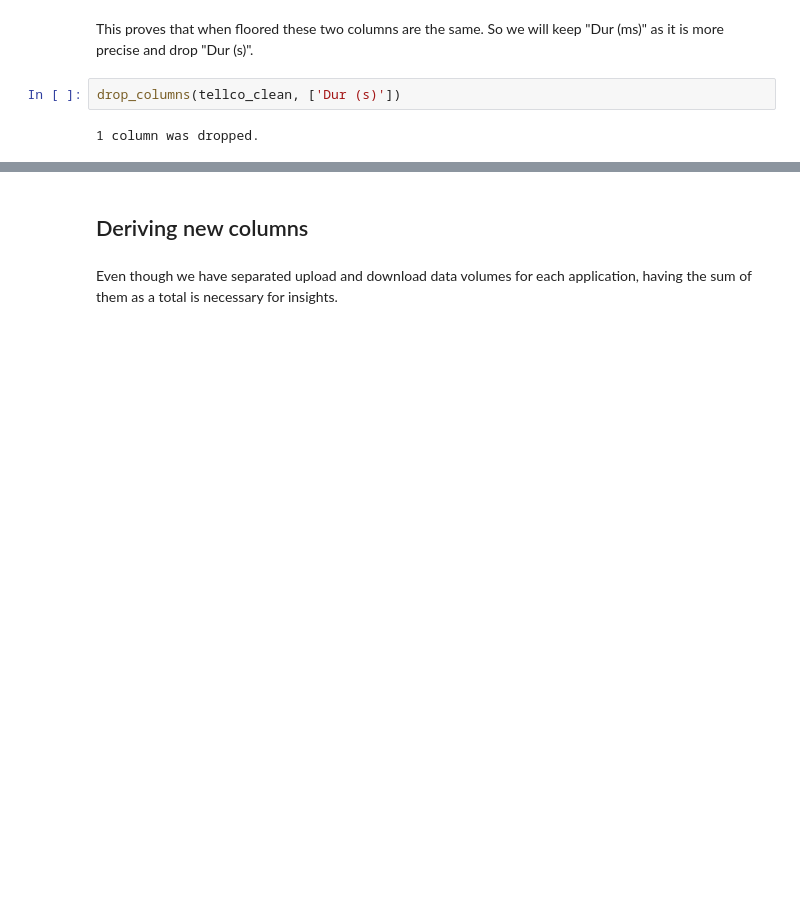
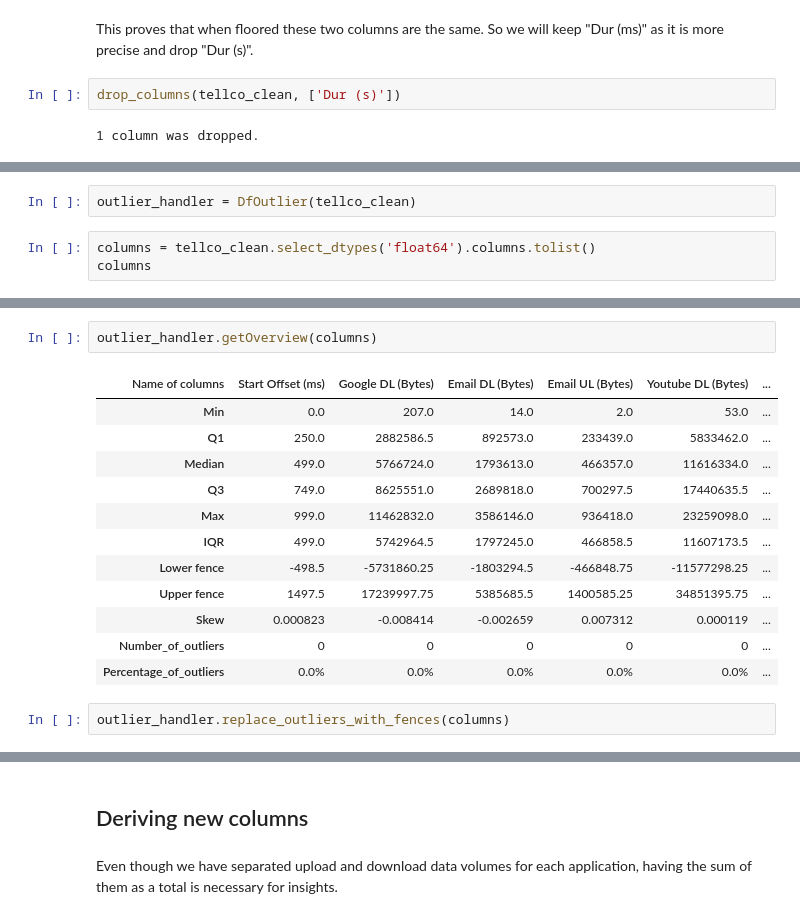
Before and after one commit to zelalemgetahun9374/TellCo-Data-Analysis, a Jupyter notebook: notebooks/User Overview analysis.ipynb, the cells around one changed output, grey strips where cells are left out. Saved outputs shown, nothing was run; the diff lists cells and outputs as text; blank space fills up the shorter version.

Commit message:
feat: treated outliers for  columns with float datatype

```diff
--- a/notebooks/User Overview analysis.ipynb
+++ b/notebooks/User Overview analysis.ipynb
@@ -750,0 +833,5 @@ drop_columns(tellco_clean, ['Dur (s)'])
+# %%
+outlier_handler = DfOutlier(tellco_clean)
+# %%
+columns = tellco_clean.select_dtypes('float64').columns.tolist()
+columns
@@ -750,0 +856,17 @@ drop_columns(tellco_clean, ['Dur (s)'])
+# %%
+outlier_handler.getOverview(columns)
+# %% [output]
+| Name of columns | Start Offset (ms) | Google DL (Bytes) | Email DL (Bytes) | Email UL (Bytes) | Youtube DL (Bytes) | ... |
+| Min | 0.0 | 207.0 | 14.0 | 2.0 | 53.0 | ... |
+| Q1 | 250.0 | 2882586.5 | 892573.0 | 233439.0 | 5833462.0 | ... |
+| Median | 499.0 | 5766724.0 | 1793613.0 | 466357.0 | 11616334.0 | ... |
+| Q3 | 749.0 | 8625551.0 | 2689818.0 | 700297.5 | 17440635.5 | ... |
+| Max | 999.0 | 11462832.0 | 3586146.0 | 936418.0 | 23259098.0 | ... |
+| IQR | 499.0 | 5742964.5 | 1797245.0 | 466858.5 | 11607173.5 | ... |
+| Lower fence | -498.5 | -5731860.25 | -1803294.5 | -466848.75 | -11577298.25 | ... |
+| Upper fence | 1497.5 | 17239997.75 | 5385685.5 | 1400585.25 | 34851395.75 | ... |
+| Skew | 0.000823 | -0.008414 | -0.002659 | 0.007312 | 0.000119 | ... |
+| Number_of_outliers | 0 | 0 | 0 | 0 | 0 | ... |
+| Percentage_of_outliers | 0.0% | 0.0% | 0.0% | 0.0% | 0.0% | ... |
+# %%
+outlier_handler.replace_outliers_with_fences(columns)
```
Also changed, not shown: parts of 4 cells of this notebook.
